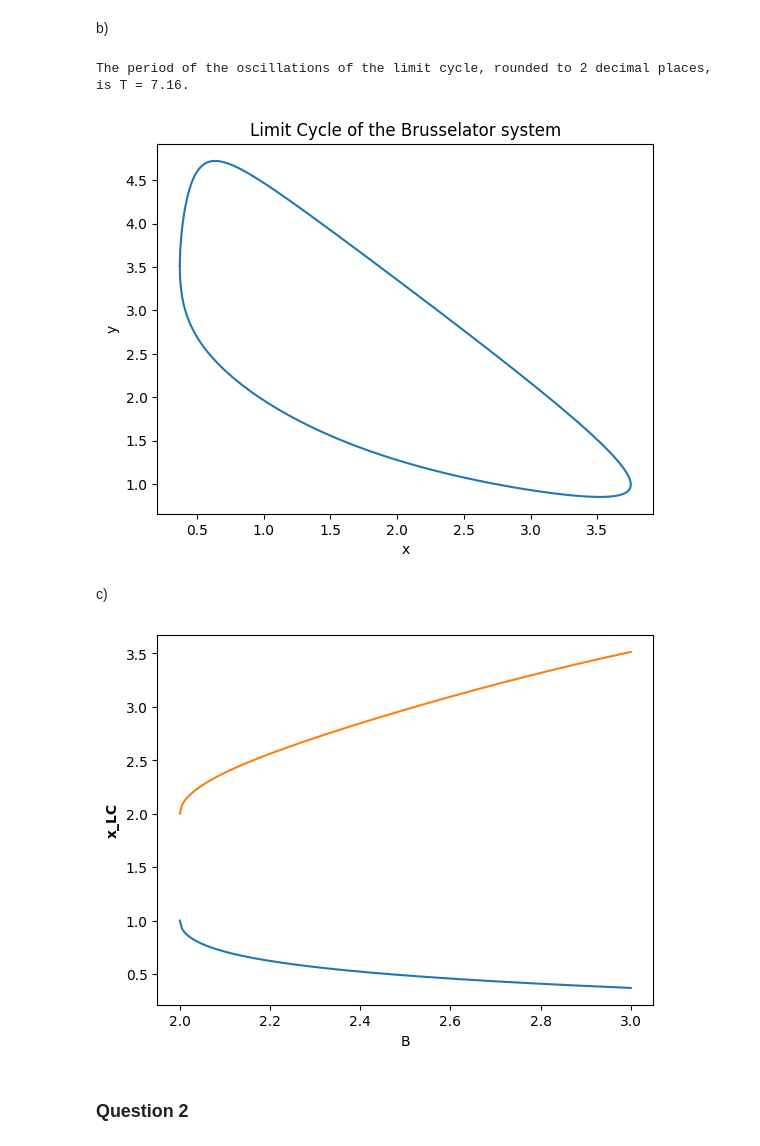
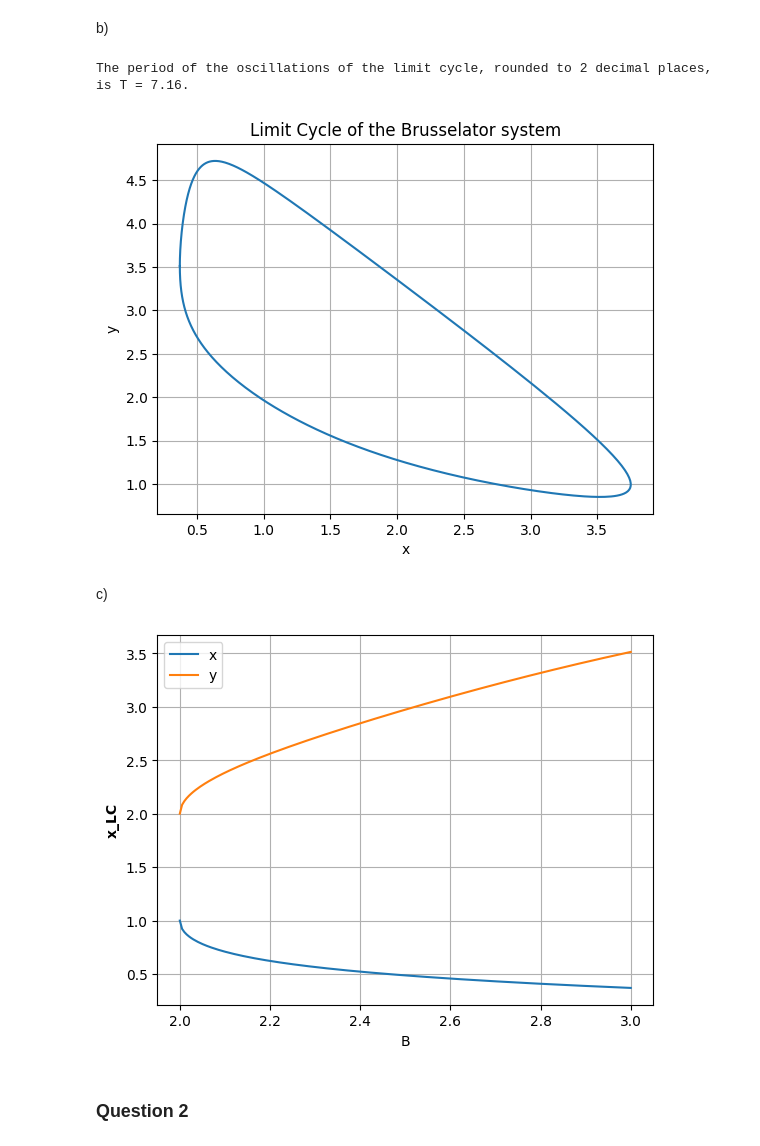
Before and after one commit to barnander/Numerical-Tools-for-Dynamical-Systems, a Jupyter notebook: Coursework.ipynb, the cells around one changed output. Cells and saved outputs as stored; diff of their text form; code cells hidden in the pictures.

```diff
--- a/Coursework.ipynb
+++ b/Coursework.ipynb
@@ -70,32 +71,35 @@ plt.plot(xs[0,:], xs[1,:])
 plt.xlabel('x')
 plt.ylabel('y')
 plt.title('Limit Cycle of the Brusselator system')
+plt.grid(True)
 plt.show()
 # %% [output]
 The period of the oscillations of the limit cycle, rounded to 2 decimal places, is T = 7.16.
-[figure, old version]
+[figure, new version]
 # %% [markdown]
 c)
 # %%
 #We will use the output of the shooting method x_LC as the first guess for the natural parameter continuation
 #We will use the default phase condition of natural_p_cont, i.e. dx/dt = 0 at t = 0
 B0 = 3
 Bf = 2
 p0 = np.array([A, B0])
 pend = np.array([A, Bf])
 
 #We use natural parameter continuation to find the branch of LCs that emerges from the Hopf bifurcation at B = 2
 xs, Ts, ps = solvers.natural_p_cont(brusselator, p0, pend, x_LC, LC = True, T0 = T)
 
 #Plot the x and y values of the limit cycles against B
 plt.figure()
 plt.plot(ps[1,:], xs[0,:], label = 'x')
 plt.plot(ps[1,:], xs[1,:], label = 'y')
 plt.xlabel('B')
 plt.ylabel('x_LC', fontweight = 'bold')
+plt.legend()
+plt.grid(True)
 plt.show()
 # %% [output]
-[figure, old version]
+[figure, new version]
 # %% [markdown]
 ### Question 2 ###
 # %%
```
Also changed, not shown: parts of 6 cells of this notebook, 1 other file.
